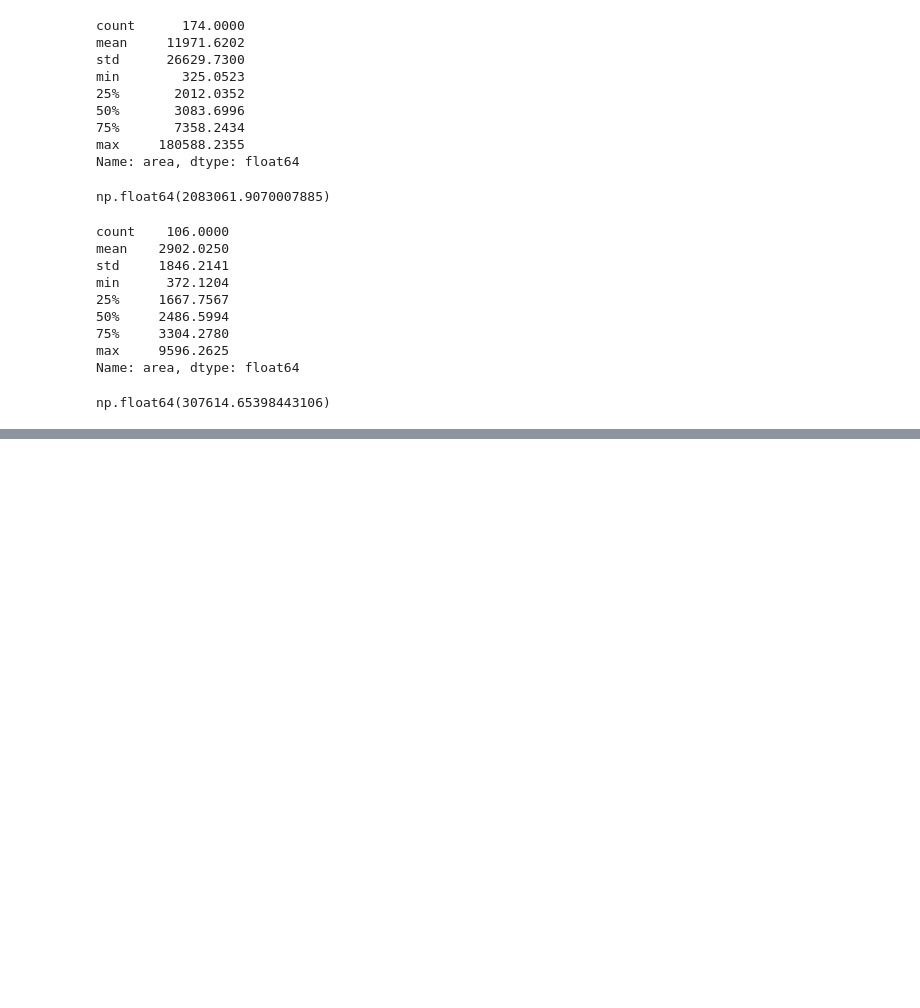
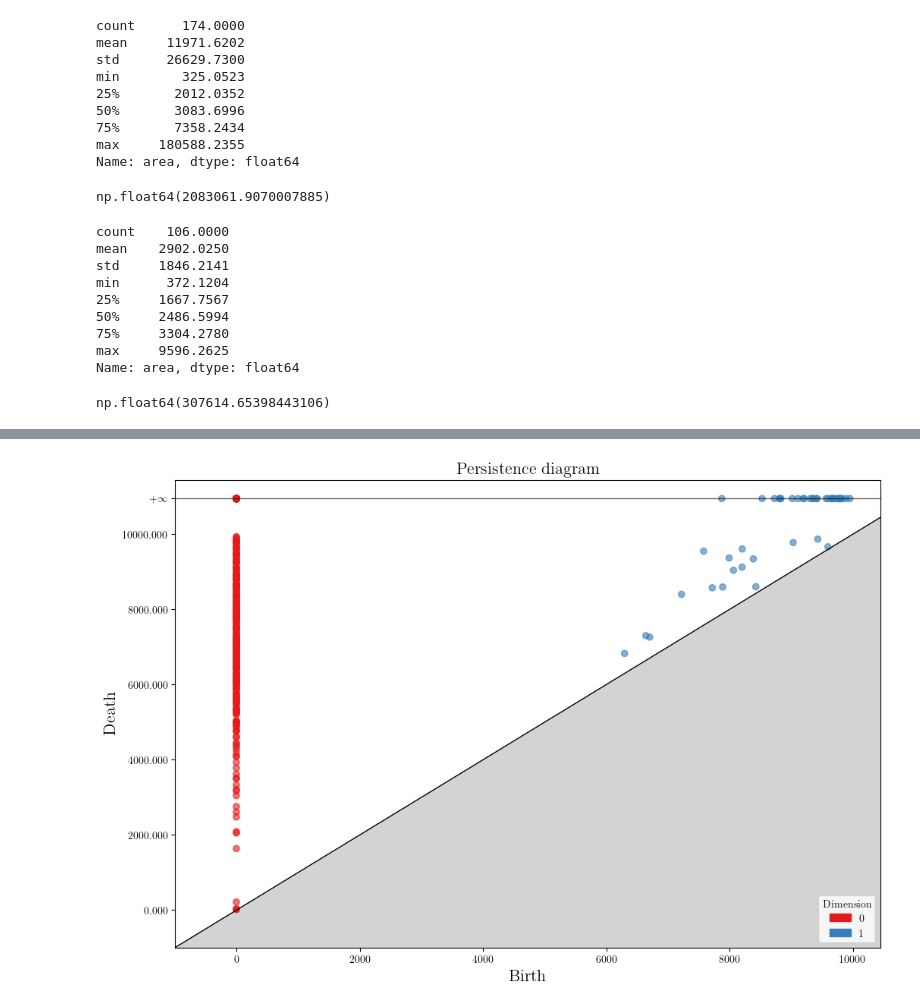
Before and after one commit to giovani-gutierrez/TDA_CalFire, a Jupyter notebook: SVI_EDA.ipynb, the cells around one changed output, grey strips where cells are left out. Saved outputs shown, nothing was run; the diff lists cells and outputs as text; code cells hidden in the pictures; blank space fills up the shorter version.

```diff
--- a/SVI_EDA.ipynb
+++ b/SVI_EDA.ipynb
@@ -262,0 +302,9 @@ np.float64(307614.65398443106)
+# %%
+rips = RipsComplex(points=X, max_edge_length=10_000)  # in feet
+simplex_tree = rips.create_simplex_tree(max_dimension=2)
+
+diag = simplex_tree.persistence()
+gudhi.plot_persistence_diagram(diag)
+plt.show()
+# %% [output]
+[figure, added]
```
Also changed, not shown: parts of 14 cells of this notebook.
